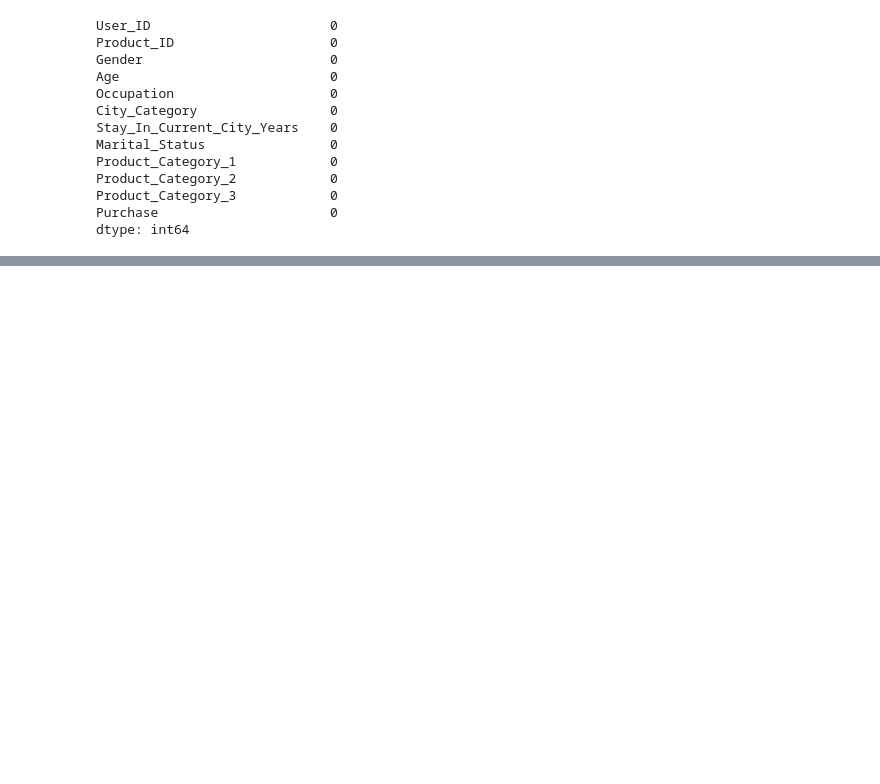
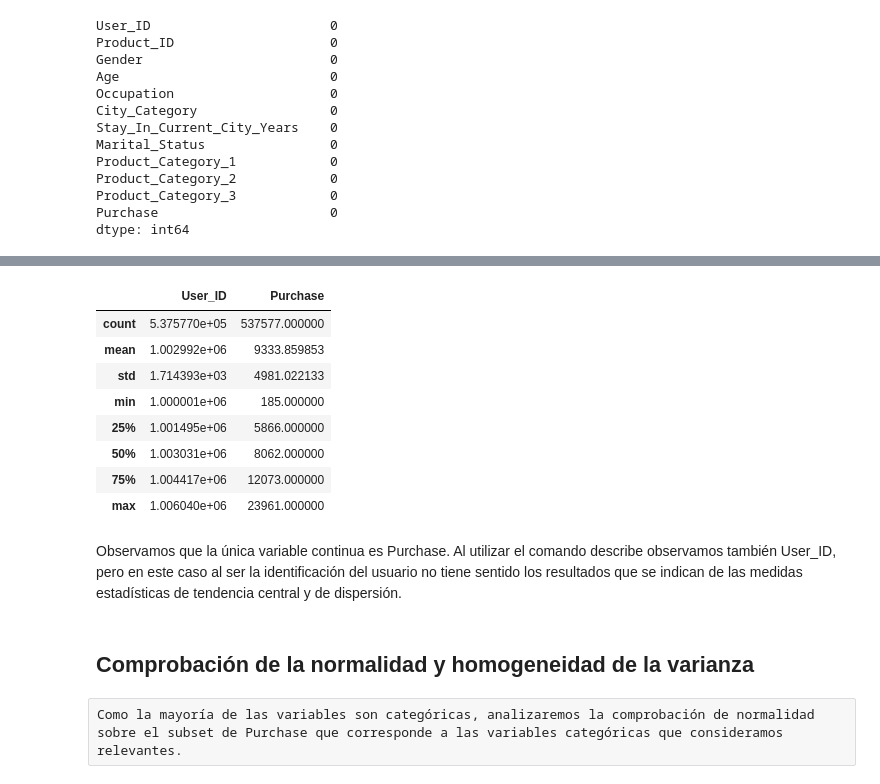
Before and after one commit to aliescont/BlackFriday, a Jupyter notebook: Black_friday_cleaning.ipynb, the cells around one changed output, grey strips where cells are left out. Saved outputs shown, nothing was run; the diff lists cells and outputs as text; code cells hidden in the pictures; blank space fills up the shorter version.

Commit message:
normalidad

```diff
--- a/Black_friday_cleaning.ipynb
+++ b/Black_friday_cleaning.ipynb
@@ -174,0 +175,4 @@ array([0, 1])
+# %%
+for column in cat_values:
+    bf_data[column] = bf_data[column].astype('category')
+bf_data.dtypes
@@ -174,0 +193,19 @@ array([0, 1])
+# %%
+#análisis estadístico descriptivo
+bf_data.describe()
+# %% [output]
+|  | User_ID | Purchase |
+| count | 5.375770e+05 | 537577.000000 |
+| mean | 1.002992e+06 | 9333.859853 |
+| std | 1.714393e+03 | 4981.022133 |
+| min | 1.000001e+06 | 185.000000 |
+| 25% | 1.001495e+06 | 5866.000000 |
+| 50% | 1.003031e+06 | 8062.000000 |
+| 75% | 1.004417e+06 | 12073.000000 |
+| max | 1.006040e+06 | 23961.000000 |
+# %% [markdown]
+Observamos que la única variable continua es Purchase. Al utilizar el comando describe observamos también User_ID, pero en este caso al ser la identificación del usuario no tiene sentido los resultados que se indican de las medidas estadísticas de tendencia central y de dispersión.
+# %% [markdown]
+## Comprobación de la normalidad y homogeneidad de la varianza
+# %% [raw]
+Como la mayoría de las variables son categóricas, analizaremos la comprobación de normalidad sobre el subset de Purchase que corresponde a las variables categóricas que consideramos relevantes.
```
Also changed, not shown: parts of 18 cells of this notebook, 1 other file.
